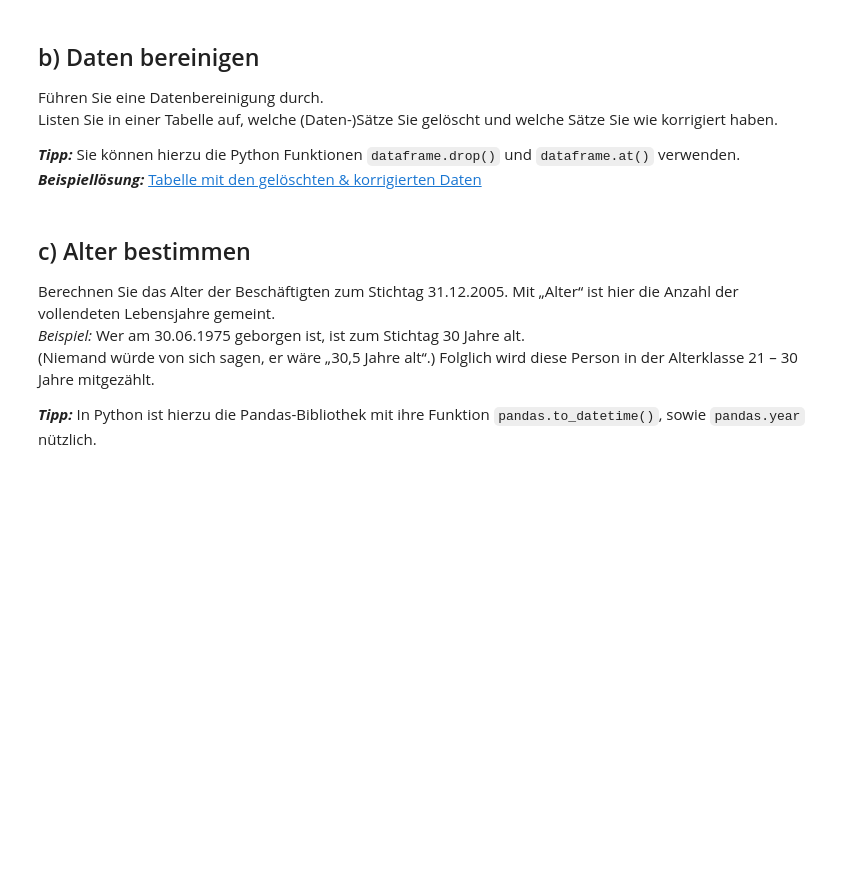
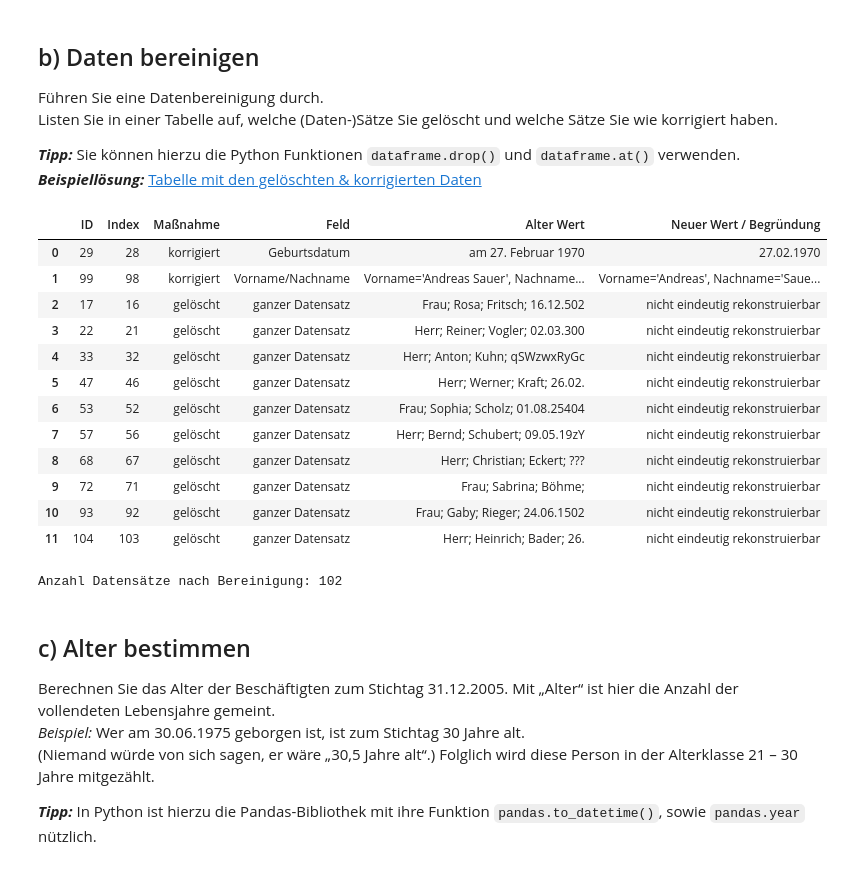
Before and after one commit to Tiltiiin/Statistik_Labor, a Jupyter notebook: Unterlagen Projekt 1-20260324/Aufgaben_Projekt1.ipynb, the cells around one changed output. Cells and saved outputs as stored; diff of their text form; code cells hidden in the pictures; blank space fills up the shorter version.

```diff
--- a/Unterlagen Projekt 1-20260324/Aufgaben_Projekt1.ipynb
+++ b/Unterlagen Projekt 1-20260324/Aufgaben_Projekt1.ipynb
@@ -31,6 +39,85 @@ Listen Sie in einer Tabelle auf, welche (Daten-)Sätze Sie gelöscht und welche
 ***Tipp:*** Sie können hierzu die Python Funktionen `dataframe.drop()` und `dataframe.at()` verwenden. <br>
 ***Beispiellösung:***
 [Tabelle mit den gelöschten & korrigierten Daten](https://drive.google.com/uc?id=1z5Gydg1HzoxZLo428862fsgsKyaHKKm9)
+# %%
+
+# Protokolltabelle für die Bereinigung
+bereinigung = []
+
+# 1) Eindeutig korrigierbare Datensätze berichtigen
+
+# ID 029 / Index 28
+alter_wert = data.at[28, "Geburtsdatum"]
+data.at[28, "Geburtsdatum"] = "27.02.1970"
+bereinigung.append([
+    data.at[28, "ID"],
+    28,
+    "korrigiert",
+    "Geburtsdatum",
+    alter_wert,
+    "27.02.1970"
+])
+
+# ID 099 / Index 98
+alter_vorname = data.at[98, "Vorname"]
+alter_nachname = data.at[98, "Nachname"]
+alter_geb = data.at[98, "Geburtsdatum"]
+
+data.at[98, "Vorname"] = "Andreas"
+data.at[98, "Nachname"] = "Sauer"
+data.at[98, "Geburtsdatum"] = "22.09.1943"
+
+bereinigung.append([
+    data.at[98, "ID"],
+    98,
+    "korrigiert",
+    "Vorname/Nachname",
+    f"Vorname='{alter_vorname}', Nachname='{alter_nachname}', Geburtsdatum='{alter_geb}'",
+    "Vorname='Andreas', Nachname='Sauer', Geburtsdatum='22.09.1943'"
+])
+
+# 2) Nicht eindeutig rekonstruierbare Datensätze löschen
+zu_loeschen = [16, 21, 32, 46, 52, 56, 67, 71, 92, 103]
+
+for idx in zu_loeschen:
+    bereinigung.append([
+        data.at[idx, "ID"],
+        idx,
+        "gelöscht",
+        "ganzer Datensatz",
+        f"{data.at[idx, 'Anrede']}; {data.at[idx, 'Vorname']}; {data.at[idx, 'Nachname']}; {data.at[idx, 'Geburtsdatum']}",
+        "nicht eindeutig rekonstruierbar"
+    ])
+
+data = data.drop(index=zu_loeschen)
+
+# Bereinigungsprotokoll als Tabelle
+bereinigung_df = pd.DataFrame(
+    bereinigung,
+    columns=["ID", "Index", "Maßnahme", "Feld", "Alter Wert", "Neuer Wert / Begründung"]
+)
+
+# Optional: Index neu setzen
+data = data.reset_index(drop=True)
+
+# Ausgabe
+display(bereinigung_df)
+print("Anzahl Datensätze nach Bereinigung:", len(data))
+# %% [output]
+|  | ID | Index | Maßnahme | Feld | Alter Wert | Neuer Wert / Begründung |
+| 0 | 29 | 28 | korrigiert | Geburtsdatum | am 27. Februar 1970 | 27.02.1970 |
+| 1 | 99 | 98 | korrigiert | Vorname/Nachname | Vorname='Andreas Sauer', Nachname... | Vorname='Andreas', Nachname='Saue... |
+| 2 | 17 | 16 | gelöscht | ganzer Datensatz | Frau; Rosa; Fritsch; 16.12.502 | nicht eindeutig rekonstruierbar |
+| 3 | 22 | 21 | gelöscht | ganzer Datensatz | Herr; Reiner; Vogler; 02.03.300 | nicht eindeutig rekonstruierbar |
+| 4 | 33 | 32 | gelöscht | ganzer Datensatz | Herr; Anton; Kuhn; qSWzwxRyGc | nicht eindeutig rekonstruierbar |
+| 5 | 47 | 46 | gelöscht | ganzer Datensatz | Herr; Werner; Kraft; 26.02. | nicht eindeutig rekonstruierbar |
+| 6 | 53 | 52 | gelöscht | ganzer Datensatz | Frau; Sophia; Scholz; 01.08.25404 | nicht eindeutig rekonstruierbar |
+| 7 | 57 | 56 | gelöscht | ganzer Datensatz | Herr; Bernd; Schubert; 09.05.19zY | nicht eindeutig rekonstruierbar |
+| 8 | 68 | 67 | gelöscht | ganzer Datensatz | Herr; Christian; Eckert; ??? | nicht eindeutig rekonstruierbar |
+| 9 | 72 | 71 | gelöscht | ganzer Datensatz | Frau; Sabrina; Böhme; | nicht eindeutig rekonstruierbar |
+| 10 | 93 | 92 | gelöscht | ganzer Datensatz | Frau; Gaby; Rieger; 24.06.1502 | nicht eindeutig rekonstruierbar |
+| 11 | 104 | 103 | gelöscht | ganzer Datensatz | Herr; Heinrich; Bader; 26. | nicht eindeutig rekonstruierbar |
+Anzahl Datensätze nach Bereinigung: 102
 # %% [markdown]
 ## c) Alter bestimmen
 Berechnen Sie das Alter der Beschäftigten zum Stichtag 31.12.2005. Mit „Alter“ ist hier die Anzahl der vollendeten Lebensjahre gemeint. <br>
```
Also changed, not shown: parts of 5 cells of this notebook, 2 other files.
